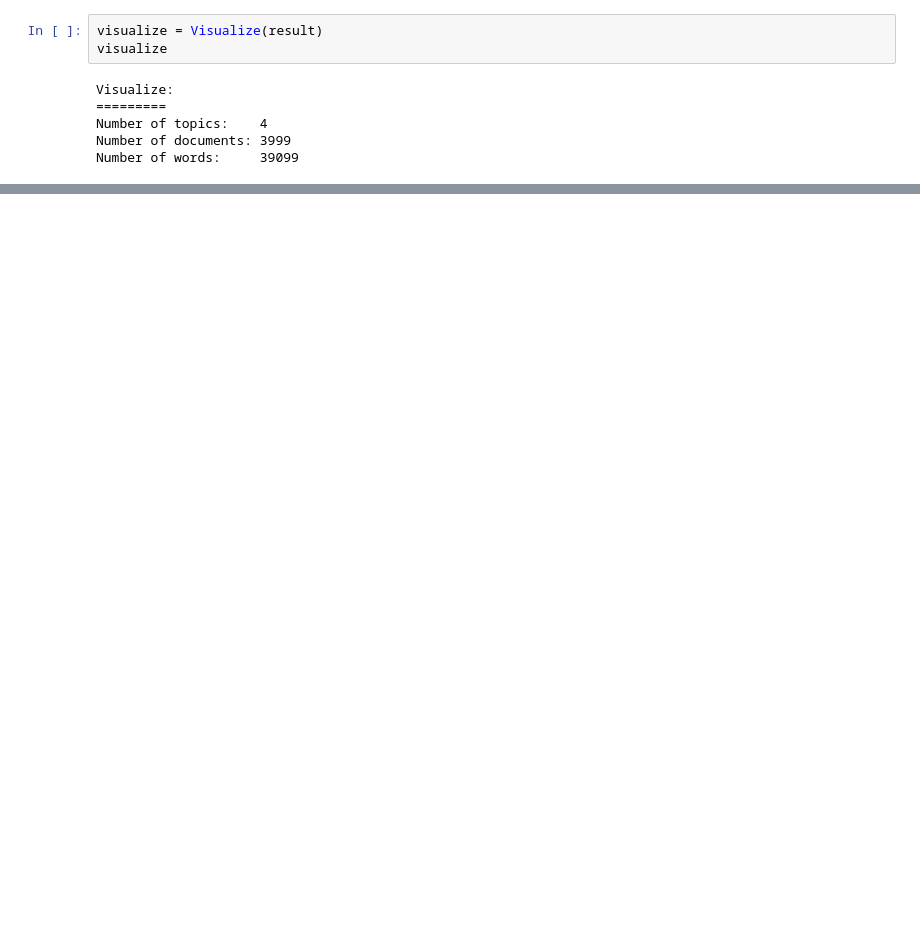
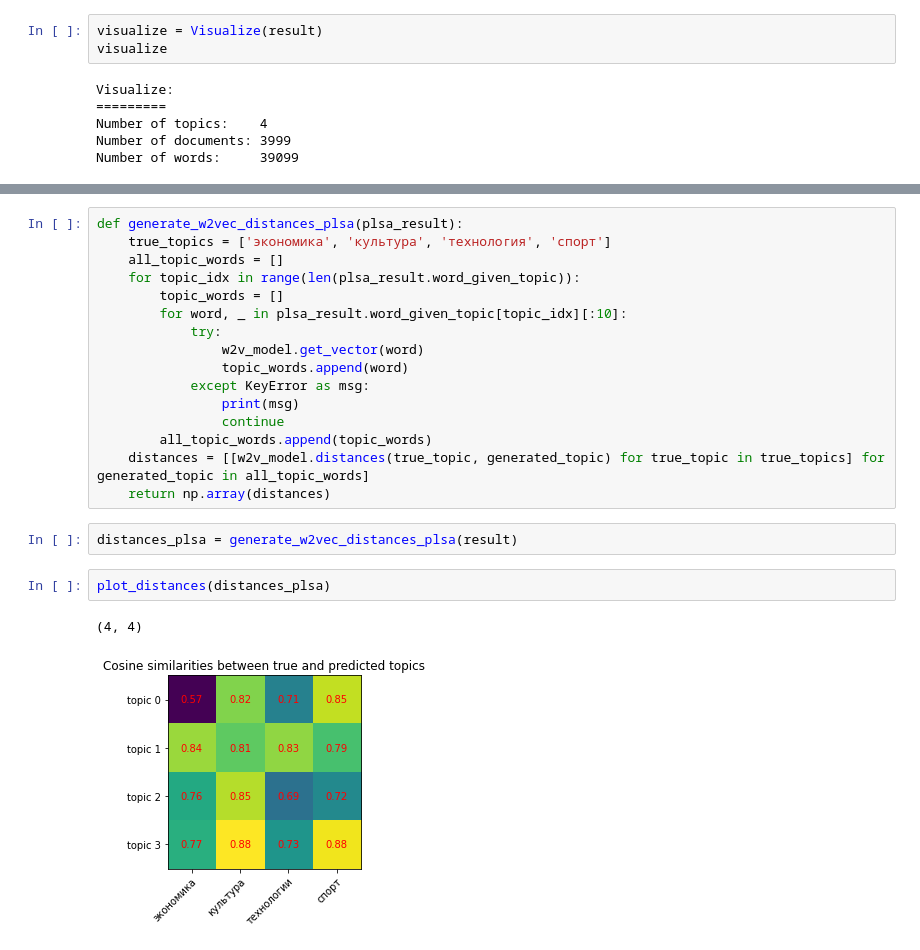
Before and after one commit to Lolik-Bolik/Topic_modeling, a Jupyter notebook: pipeline.ipynb, the cells around one changed output, grey strips where cells are left out. Saved outputs shown, nothing was run; the diff lists cells and outputs as text; blank space fills up the shorter version.

```diff
--- a/pipeline.ipynb
+++ b/pipeline.ipynb
@@ -293,0 +389,23 @@ _ = visualize.wordclouds(fig)
+# %%
+def generate_w2vec_distances_plsa(plsa_result):
+    true_topics = ['экономика', 'культура', 'технология', 'спорт']
+    all_topic_words = []
+    for topic_idx in range(len(plsa_result.word_given_topic)):
+        topic_words = []
+        for word, _ in plsa_result.word_given_topic[topic_idx][:10]:
+            try:
+                w2v_model.get_vector(word)
+                topic_words.append(word)
+            except KeyError as msg:
+                print(msg)
+                continue
+        all_topic_words.append(topic_words)
+    distances = [[w2v_model.distances(true_topic, generated_topic) for true_topic in true_topics] for generated_topic in all_topic_words]
+    return np.array(distances)
+# %%
+distances_plsa = generate_w2vec_distances_plsa(result)
+# %%
+plot_distances(distances_plsa)
+# %% [output]
+(4, 4)
+[figure, added]
```
Also changed, not shown: parts of 24 cells of this notebook.
